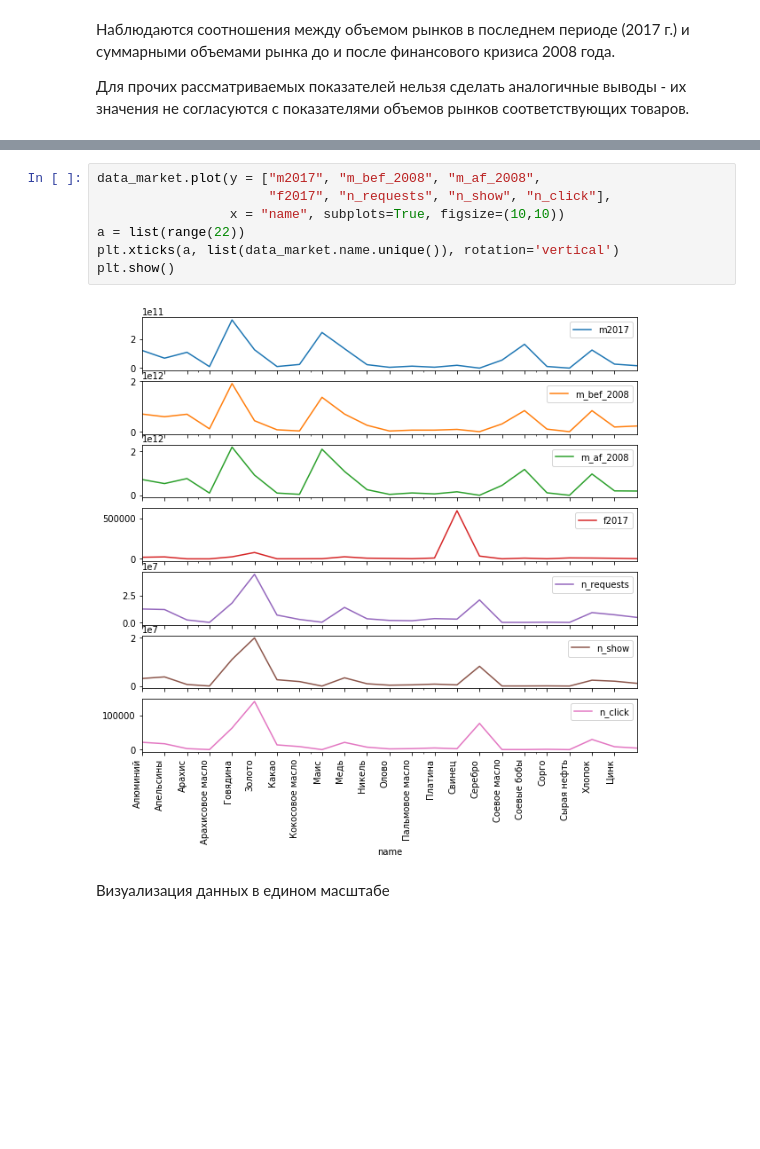
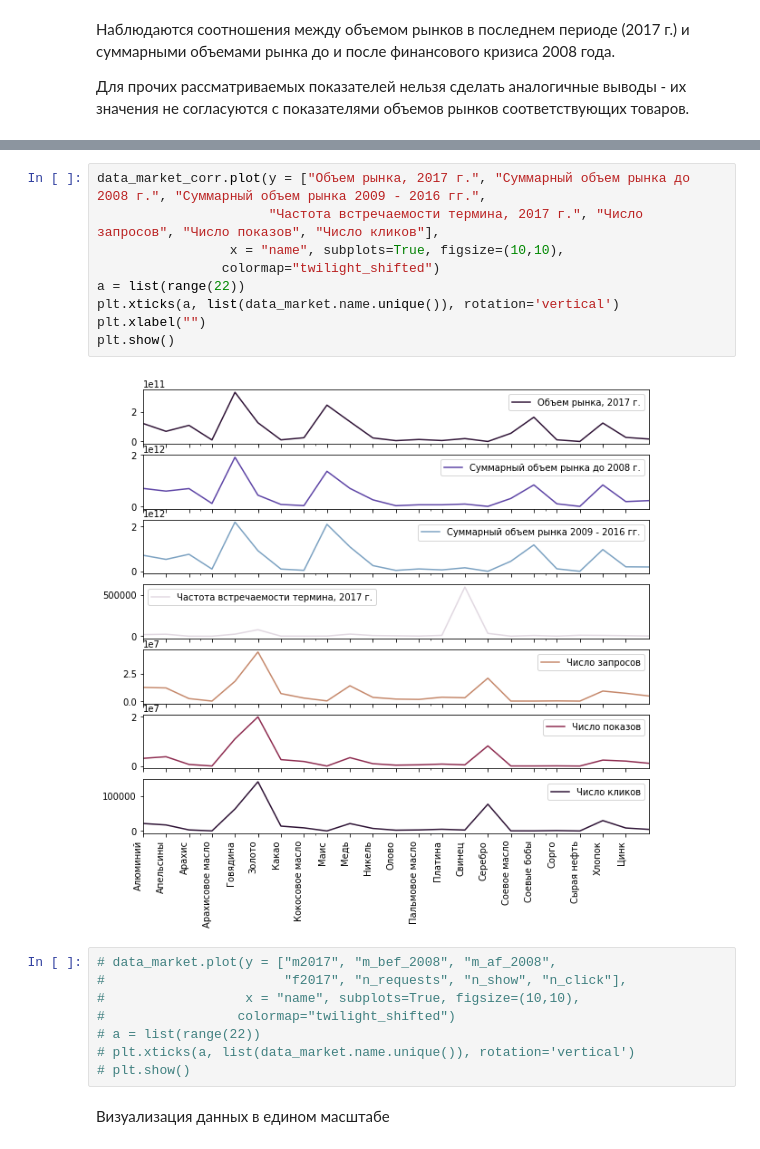
Before and after one commit to pallada-92/MMarketSizePrediction, a Jupyter notebook: models_jupyter/Collapsed_data_Yandex_metrics_work.ipynb, the cells around one changed output, grey strips where cells are left out. Cells and saved outputs as stored; diff of their text form; blank space fills up the shorter version.

```diff
--- a/models_jupyter/Collapsed_data_Yandex_metrics_work.ipynb
+++ b/models_jupyter/Collapsed_data_Yandex_metrics_work.ipynb
@@ -174,12 +184,22 @@ data_market.head()
+# %%
+data_market_corr.plot(y = ["Объем рынка, 2017 г.", "Суммарный объем рынка до 2008 г.", "Суммарный объем рынка 2009 - 2016 гг.",
+                      "Частота встречаемости термина, 2017 г.", "Число запросов", "Число показов", "Число кликов"],
+                 x = "name", subplots=True, figsize=(10,10),
+                colormap="twilight_shifted")
+a = list(range(22))
+plt.xticks(a, list(data_market.name.unique()), rotation='vertical')
+plt.xlabel("")
+plt.show()
+# %% [output]
+[figure, added]
 # %%
-data_market.plot(y = ["m2017", "m_bef_2008", "m_af_2008",
-                      "f2017", "n_requests", "n_show", "n_click"],
-                 x = "name", subplots=True, figsize=(10,10))
-a = list(range(22))
-plt.xticks(a, list(data_market.name.unique()), rotation='vertical')
-plt.show()
+# data_market.plot(y = ["m2017", "m_bef_2008", "m_af_2008",
+#                       "f2017", "n_requests", "n_show", "n_click"],
+#                  x = "name", subplots=True, figsize=(10,10),
+#                 colormap="twilight_shifted")
+# a = list(range(22))
+# plt.xticks(a, list(data_market.name.unique()), rotation='vertical')
+# plt.show()
-# %% [output]
-[figure, removed]
 # %% [markdown]
 Визуализация данных в едином масштабе
 # %%
```
Also changed, not shown: parts of 4 cells of this notebook.
